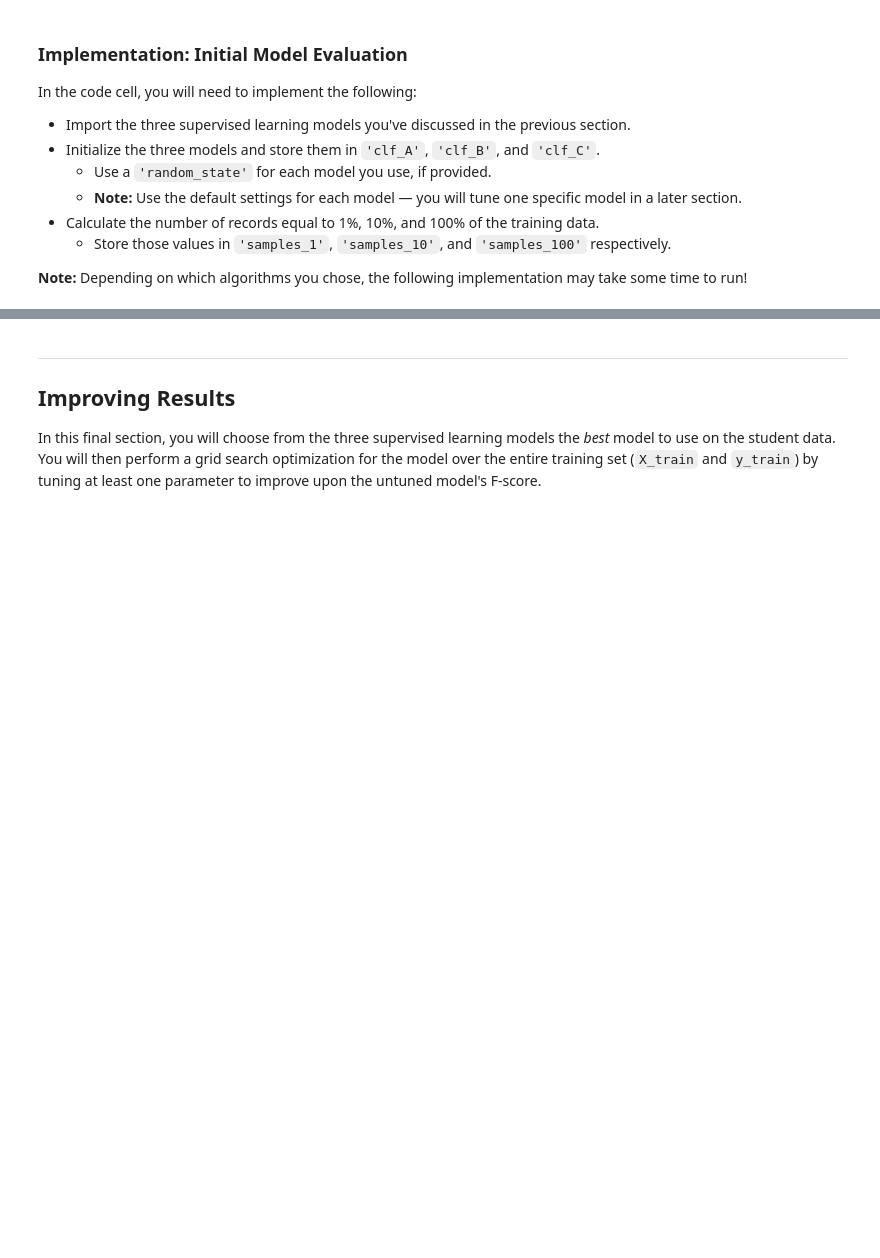
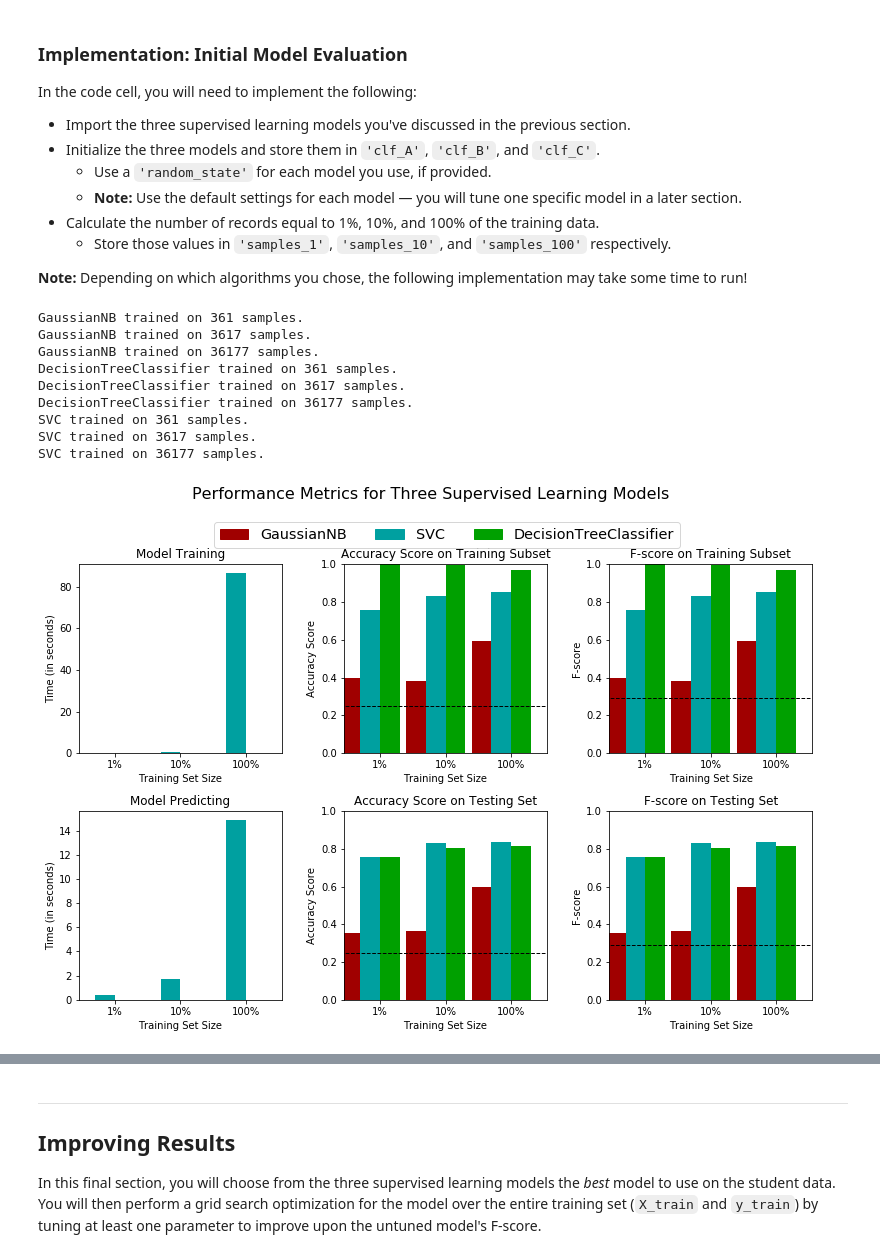
Before and after one commit to harderthan/machine-learning, a Jupyter notebook: projects/finding_donors/finding_donors.ipynb, the cells around one changed output, grey strips where cells are left out. Cells and saved outputs as stored; diff of their text form; code cells hidden in the pictures; blank space fills up the shorter version.

```diff
--- a/projects/finding_donors/finding_donors.ipynb
+++ b/projects/finding_donors/finding_donors.ipynb
@@ -164,7 +164,7 @@ Additionally, as with the non-numeric features, we need to convert the non-numer
 features_final = pd.get_dummies(features_log_minmax_transform)
 
 # TODO: Encode the 'income_raw' data to numerical values
-income = pd.get_dummies(income_raw)
+income = map(lambda x: 1 if x == '>50K' else 0, income_raw)
 
 # Print the number of features after one-hot encoding
 encoded = list(features_final.columns)
@@ -243,13 +243,13 @@ TN = 0 # No predicted negatives in the naive case
 FN = 0 # No predicted negatives in the naive case
 '''
 
-TP = np.sum(income['>50K'])
-FP = np.sum(income['<=50K'])
+TP = np.sum(income)
+FP = len(income)- TP
 TN = 0.0
 FN = 0.0
 
 # TODO: Calculate accuracy, precision and recall
-accuracy = TP / float(income['>50K'].count())
+accuracy = (TP + TN)*1.0 / (TP+FP)
 recall = TP / (TP + FN)
 precision = float(TP) / (float(TP) + float(FP))
 
@@ -320,6 +329,8 @@ In the code block below, you will need to implement the following:
    - Make sure that you set the `beta` parameter!
 # %%
 # TODO: Import two metrics from sklearn - fbeta_score and accuracy_score
+from sklearn.metrics import fbeta_score
+from sklearn.metrics import accuracy_score
 
 def train_predict(learner, sample_size, X_train, y_train, X_test, y_test):
     '''
@@ -336,33 +347,33 @@ def train_predict(learner, sample_size, X_train, y_train, X_test, y_test):
 
     # TODO: Fit the learner to the training data using slicing with 'sample_size' using .fit(training_features[:], training_labels[:])
     start = time() # Get start time
-    learner = None
+    learner = learner.fit(X_train[:sample_size], y_train[:sample_size])
     end = time() # Get end time
 
     # TODO: Calculate the training time
-    results['train_time'] = None
+    results['train_time'] = end-start
 
     # TODO: Get the predictions on the test set(X_test),
     #       then get predictions on the first 300 training samples(X_train) using .predict()
     start = time() # Get start time
-    predictions_test = None
-    predictions_train = None
+    predictions_test = learner.predict(X_test)
+    predictions_train = learner.predict(X_train[:300])
     end = time() # Get end time
 
     # TODO: Calculate the total prediction time
-    results['pred_time'] = None
+    results['pred_time'] = end-start
 
     # TODO: Compute accuracy on the first 300 training samples which is y_train[:300]
-    results['acc_train'] = None
+    results['acc_train'] = accuracy_score(y_train[:300], predictions_train)
 
     # TODO: Compute accuracy on test set using accuracy_score()
-    results['acc_test'] = None
+    results['acc_test'] = accuracy_score(y_test, predictions_test)
 
     # TODO: Compute F-score on the the first 300 training samples using fbeta_score()
-    results['f_train'] = None
+    results['f_train'] = fbeta_score(y_train[:300], predictions_train, average='micro', beta=0.5)
 
     # TODO: Compute F-score on the test set which is y_test
-    results['f_test'] = None
+    results['f_test'] = fbeta_score(y_test, predictions_test, average='micro', beta=0.5)
 
     # Success
     print "{} trained on {} samples.".format(learner.__class__.__name__, sample_size)
@@ -382,28 +393,43 @@ In the code cell, you will need to implement the following:
 **Note:** Depending on which algorithms you chose, the following implementation may take some time to run!
 # %%
 # TODO: Import the three supervised learning models from sklearn
+from sklearn.naive_bayes import GaussianNB
+from sklearn import tree
+from sklearn import svm
 
 # TODO: Initialize the three models
-clf_A = None
-clf_B = None
-clf_C = None
+clf_A = GaussianNB()
+clf_B = tree.DecisionTreeClassifier()
+clf_C = svm.SVC()
 
 # TODO: Calculate the number of samples for 1%, 10%, and 100% of the training data
 # HINT: samples_100 is the entire training set i.e. len(y_train)
 # HINT: samples_10 is 10% of samples_100
 # HINT: samples_1 is 1% of samples_100
-samples_100 = None
-samples_10 = None
-samples_1 = None
+samples_100 = len(y_train)
+samples_10 = int(float(len(y_train)) * 0.1)
+samples_1 = int(float(len(y_train)) * 0.01)
 
 # Collect results on the learners
 results = {}
 for clf in [clf_A, clf_B, clf_C]:
     clf_name = clf.__class__.__name__
     results[clf_name] = {}
     for i, samples in enumerate([samples_1, samples_10, samples_100]):
+
         results[clf_name][i] = \
         train_predict(clf, samples, X_train, y_train, X_test, y_test)
 
 # Run metrics visualization for the three supervised learning models chosen
 vs.evaluate(results, accuracy, fscore)
+# %% [output]
+GaussianNB trained on 361 samples.
+GaussianNB trained on 3617 samples.
+GaussianNB trained on 36177 samples.
+DecisionTreeClassifier trained on 361 samples.
+DecisionTreeClassifier trained on 3617 samples.
+DecisionTreeClassifier trained on 36177 samples.
+SVC trained on 361 samples.
+SVC trained on 3617 samples.
+SVC trained on 36177 samples.
+[figure, added]
```
Also changed, not shown: parts of 17 cells of this notebook, 1 other file.
